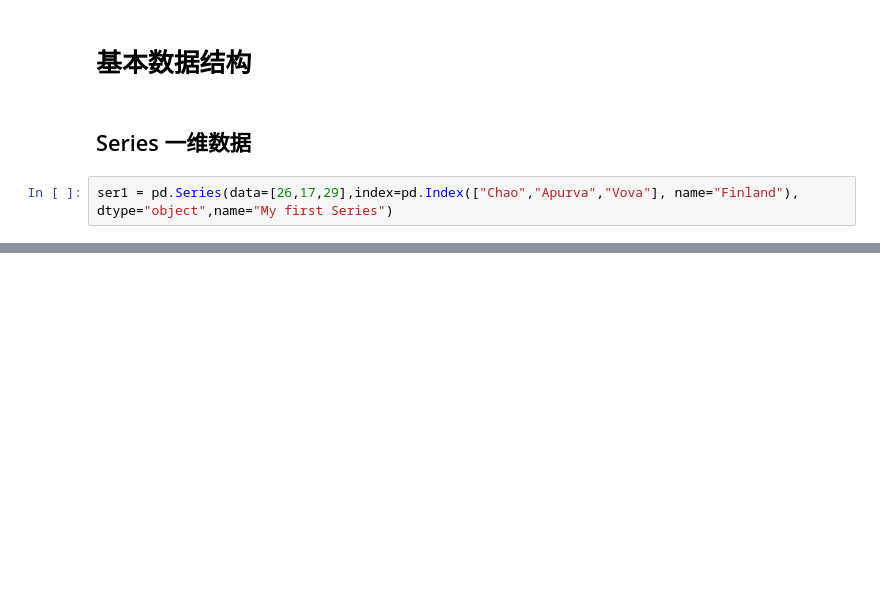
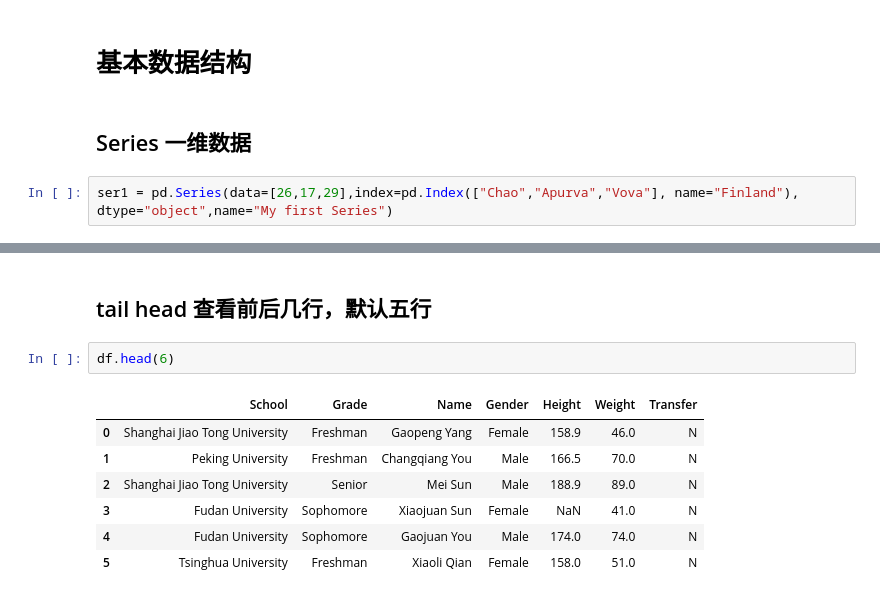
Before and after one commit to Chao216/Ali-Tianchi, a Jupyter notebook: Pandas/002 pandas basic.ipynb, the cells around one changed output, grey strips where cells are left out. Saved outputs shown, nothing was run; the diff lists cells and outputs as text; blank space fills up the shorter version.

```diff
--- a/Pandas/002 pandas basic.ipynb
+++ b/Pandas/002 pandas basic.ipynb
@@ -212,0 +275,12 @@ df1.size
+# %% [markdown]
+## tail head 查看前后几行，默认五行
+# %%
+df.head(6)
+# %% [output]
+|  | School | Grade | Name | Gender | Height | Weight | Transfer |
+| 0 | Shanghai Jiao Tong University | Freshman | Gaopeng Yang | Female | 158.9 | 46.0 | N |
+| 1 | Peking University | Freshman | Changqiang You | Male | 166.5 | 70.0 | N |
+| 2 | Shanghai Jiao Tong University | Senior | Mei Sun | Male | 188.9 | 89.0 | N |
+| 3 | Fudan University | Sophomore | Xiaojuan Sun | Female | NaN | 41.0 | N |
+| 4 | Fudan University | Sophomore | Gaojuan You | Male | 174.0 | 74.0 | N |
+| 5 | Tsinghua University | Freshman | Xiaoli Qian | Female | 158.0 | 51.0 | N |
```
Also changed, not shown: parts of 68 cells of this notebook.
